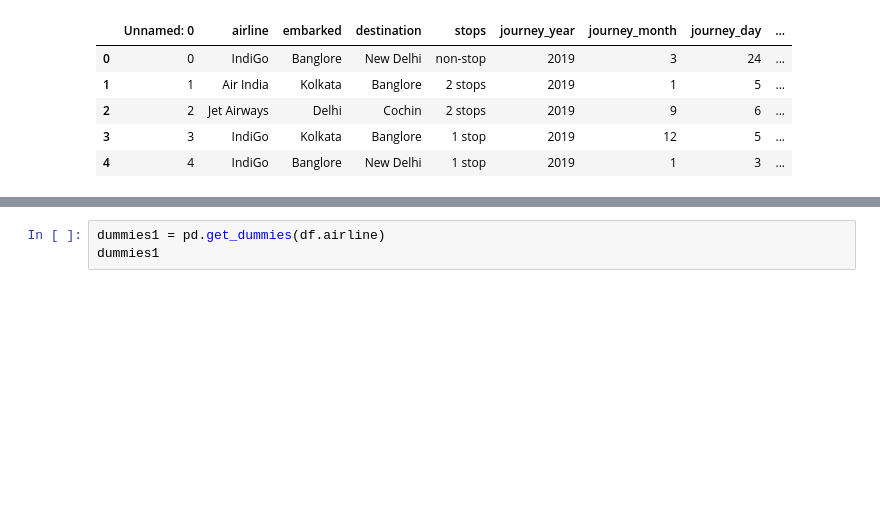
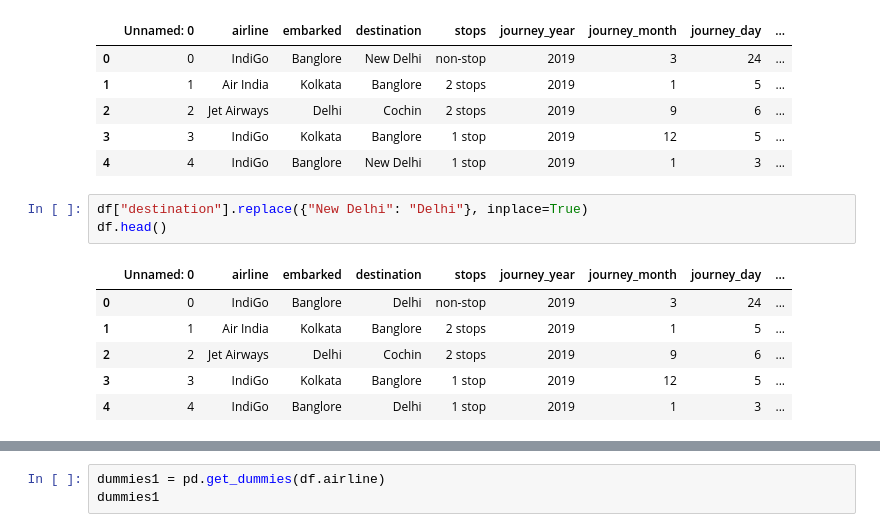
Before and after one commit to HendKordy/flights_analysis, a Jupyter notebook: Encoding/encoding.ipynb, the cells around one changed output, grey strips where cells are left out. Cells and saved outputs as stored; diff of their text form; blank space fills up the shorter version.

```diff
--- a/Encoding/encoding.ipynb
+++ b/Encoding/encoding.ipynb
@@ -18,3 +18,13 @@ df.head()
 | 2 | 2 | Jet Airways | Delhi | Cochin | 2 stops | 2019 | 9 | 6 | ... |
 | 3 | 3 | IndiGo | Kolkata | Banglore | 1 stop | 2019 | 12 | 5 | ... |
 | 4 | 4 | IndiGo | Banglore | New Delhi | 1 stop | 2019 | 1 | 3 | ... |
+# %%
+df["destination"].replace({"New Delhi": "Delhi"}, inplace=True)
+df.head()
+# %% [output]
+|  | Unnamed: 0 | airline | embarked | destination | stops | journey_year | journey_month | journey_day | ... |
+| 0 | 0 | IndiGo | Banglore | Delhi | non-stop | 2019 | 3 | 24 | ... |
+| 1 | 1 | Air India | Kolkata | Banglore | 2 stops | 2019 | 1 | 5 | ... |
+| 2 | 2 | Jet Airways | Delhi | Cochin | 2 stops | 2019 | 9 | 6 | ... |
+| 3 | 3 | IndiGo | Kolkata | Banglore | 1 stop | 2019 | 12 | 5 | ... |
+| 4 | 4 | IndiGo | Banglore | Delhi | 1 stop | 2019 | 1 | 3 | ... |
```
Also changed, not shown: parts of 11 cells of this notebook, 2 other files.
